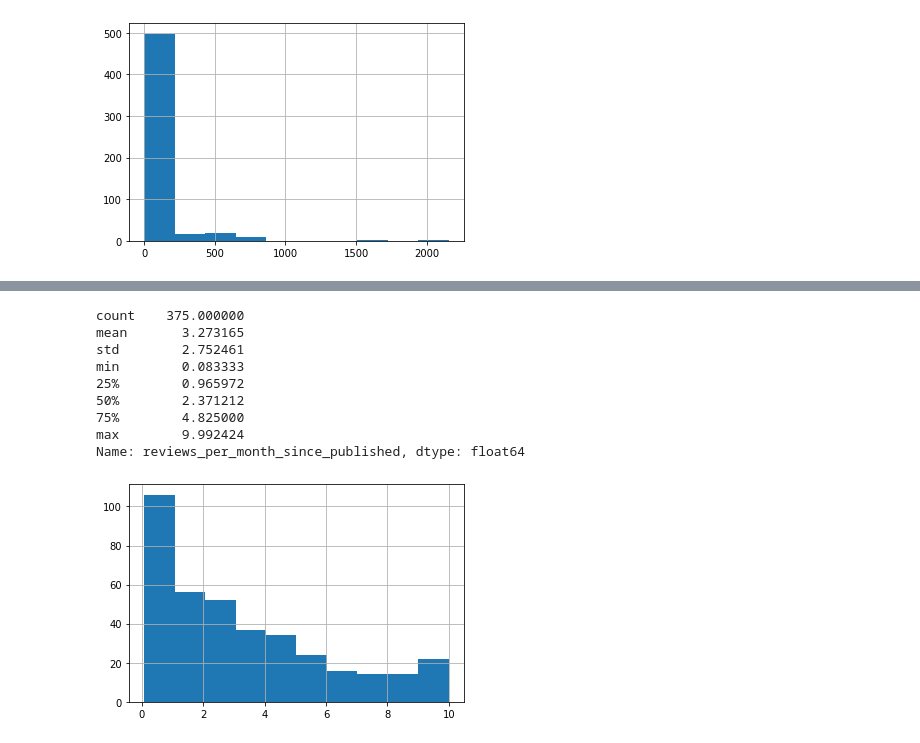
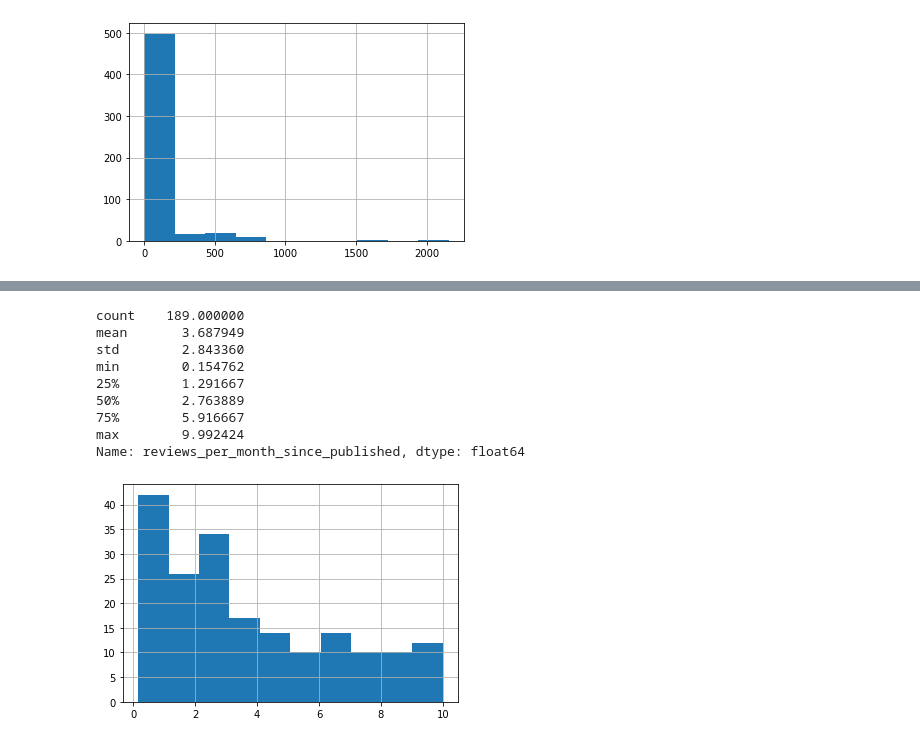
Before and after one commit to 7albertoh/insight_project, a Jupyter notebook: notebooks/exploratory_data_analysis.ipynb, the cells around one changed output, grey strips where cells are left out. Cells and saved outputs as stored; diff of their text form; code cells hidden in the pictures.

```diff
--- a/notebooks/exploratory_data_analysis.ipynb
+++ b/notebooks/exploratory_data_analysis.ipynb
@@ -115,3 +115,8 @@ min         2.000000
 max      2154.000000
 Name: author_num_unique_books, dtype: float64
 [figure]
+# %%
+# remove authors of more than 50 books
+df5 = df4[df4['author_num_unique_books']<30]
+df5['author_num_unique_books'].hist()
+df5['author_num_unique_books'].describe()
@@ -118,7 +134,7 @@ Name: author_num_unique_books, dtype: float64
 # %%
 # sum the genres
-df_percent_genre = df4.copy()
-df_percent_genre['sum_genres'] = df4[df4.columns[6::]].sum(axis=1)
+df_percent_genre = df5.copy()
+df_percent_genre['sum_genres'] = df5[df5.columns[6::]].sum(axis=1)
 df_percent_genre.head()
 # %% [output]
 |  | avg_rating | num_ratings | year_published | book_review_count | author_num_unique_books | kindle_price | ... |
@@ -142,7 +158,7 @@ max      22670.000000
 Name: sum_genres, dtype: float64
 # %%
 # create genres percentage columns
-columns_genre = list(df4.columns[6::])
+columns_genre = list(df5.columns[6::])
 for columni in columns_genre:
     df_percent_genre[columni+'_percent'] = df_percent_genre.apply(lambda x : x[columni]/x['sum_genres'],axis=1)
 df_percent_genre.head()
@@ -157,7 +173,7 @@ df_percent_genre.head()
 # %%
 # create column for normalized num_ratings and review_count by years since published
 # use only books from previous 2019 or older
-df_out = df_percent_genre[df_percent_genre['year_published']<2020]
+df_out = df_percent_genre[(df_percent_genre['year_published']<2020)] #&(df_percent_genre['year_published']>2000)]
 df_out['ratings_per_month_since_published'] = df_out.apply(lambda x : x['num_ratings']/(12*(2020-x['year_published'])),axis=1)
 df_out['reviews_per_month_since_published'] = df_out.apply(lambda x : x['book_review_count']/(12*(2020-x['year_published'])),axis=1)
 df_out.head()
@@ -182,15 +212,16 @@ See the caveats in the documentation: https://pandas.pydata.org/pandas-docs/stab
 # %%
-df_out[df_out['reviews_per_month_since_published']<10]['reviews_per_month_since_published'].hist()
-df_out[df_out['reviews_per_month_since_published']<10]['reviews_per_month_since_published'].describe()
+num_reviews_per_month_cut=20
+df_out[df_out['reviews_per_month_since_published']<num_reviews_per_month_cut]['reviews_per_month_since_published'].hist()
+df_out[df_out['reviews_per_month_since_published']<num_reviews_per_month_cut]['reviews_per_month_since_published'].describe()
 # %% [output]
-count    375.000000
-mean       3.273165
-std        2.752461
-min        0.083333
-25%        0.965972
-50%        2.371212
-75%        4.825000
+count    189.000000
+mean       3.687949
+std        2.843360
+min        0.154762
+25%        1.291667
+50%        2.763889
+75%        5.916667
 max        9.992424
 Name: reviews_per_month_since_published, dtype: float64
-[figure, old version]
+[figure, new version]
 # %%
```
Also changed, not shown: parts of 11 cells of this notebook, 3 other files.
